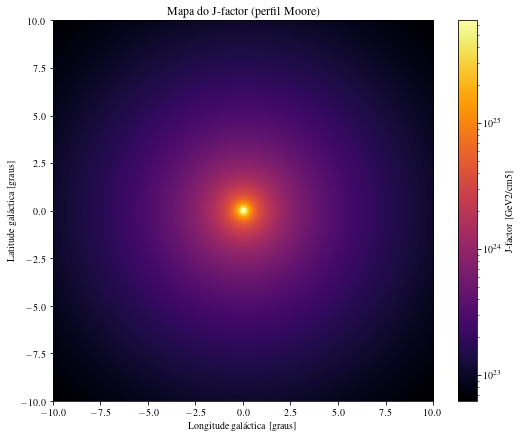
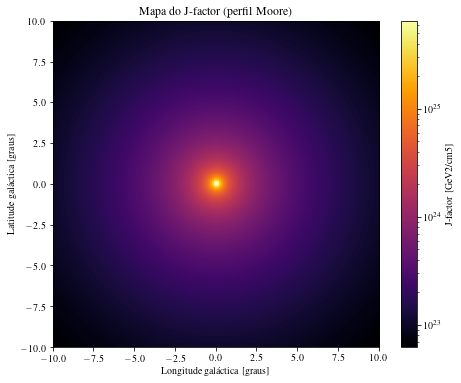
The notebook cell's code change between the first figure and the second:
--- before
+++ after
@@ -1,4 +1,4 @@
 #Plot
-plt.figure(figsize=(9, 7))
+plt.figure(figsize=(8, 6))
 plt.imshow(Jmap_m, extent=[l.min(), l.max(), b.min(), b.max()],
             cmap="inferno", origin='lower', norm=LogNorm())

Commit: Reajuste nos plots